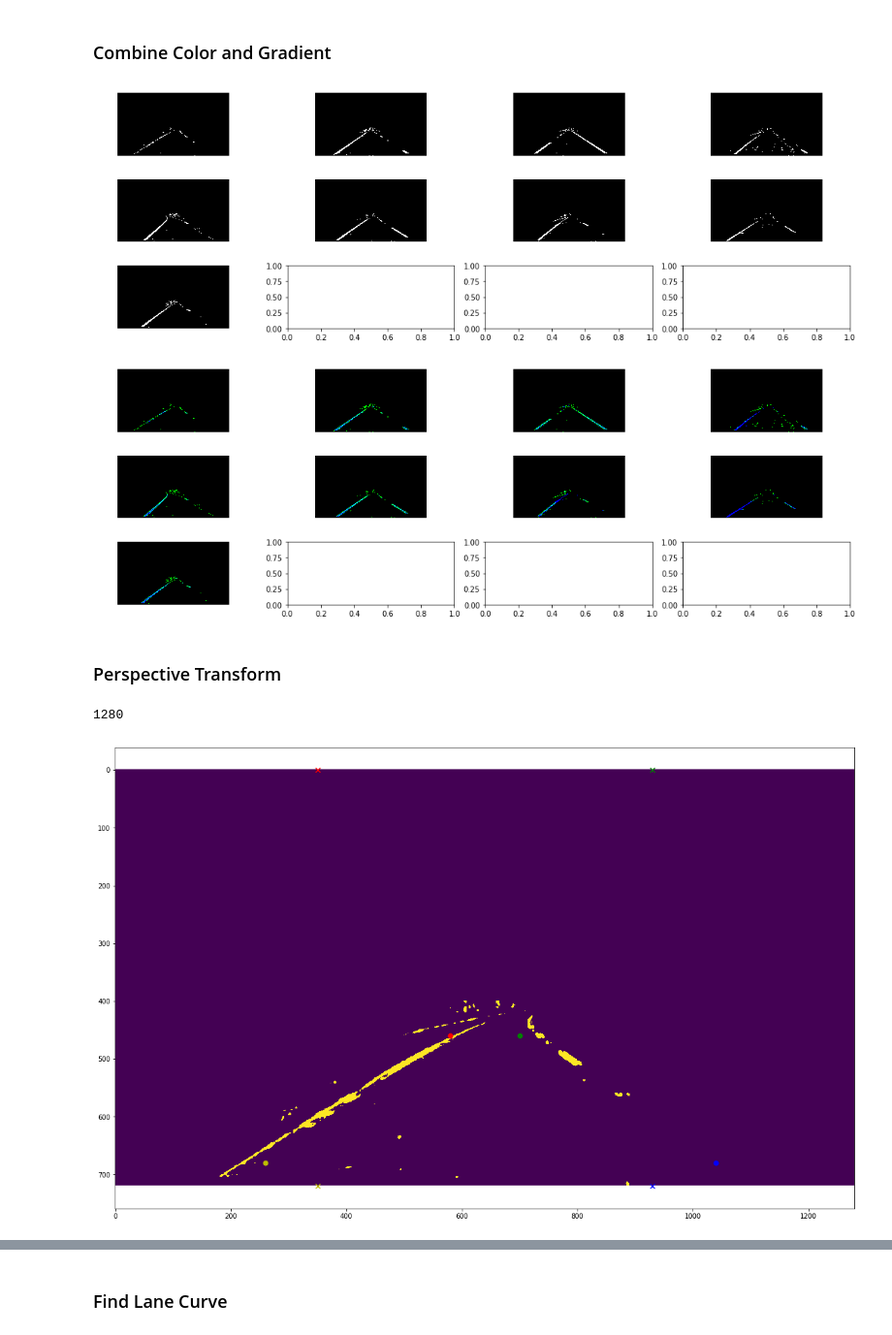
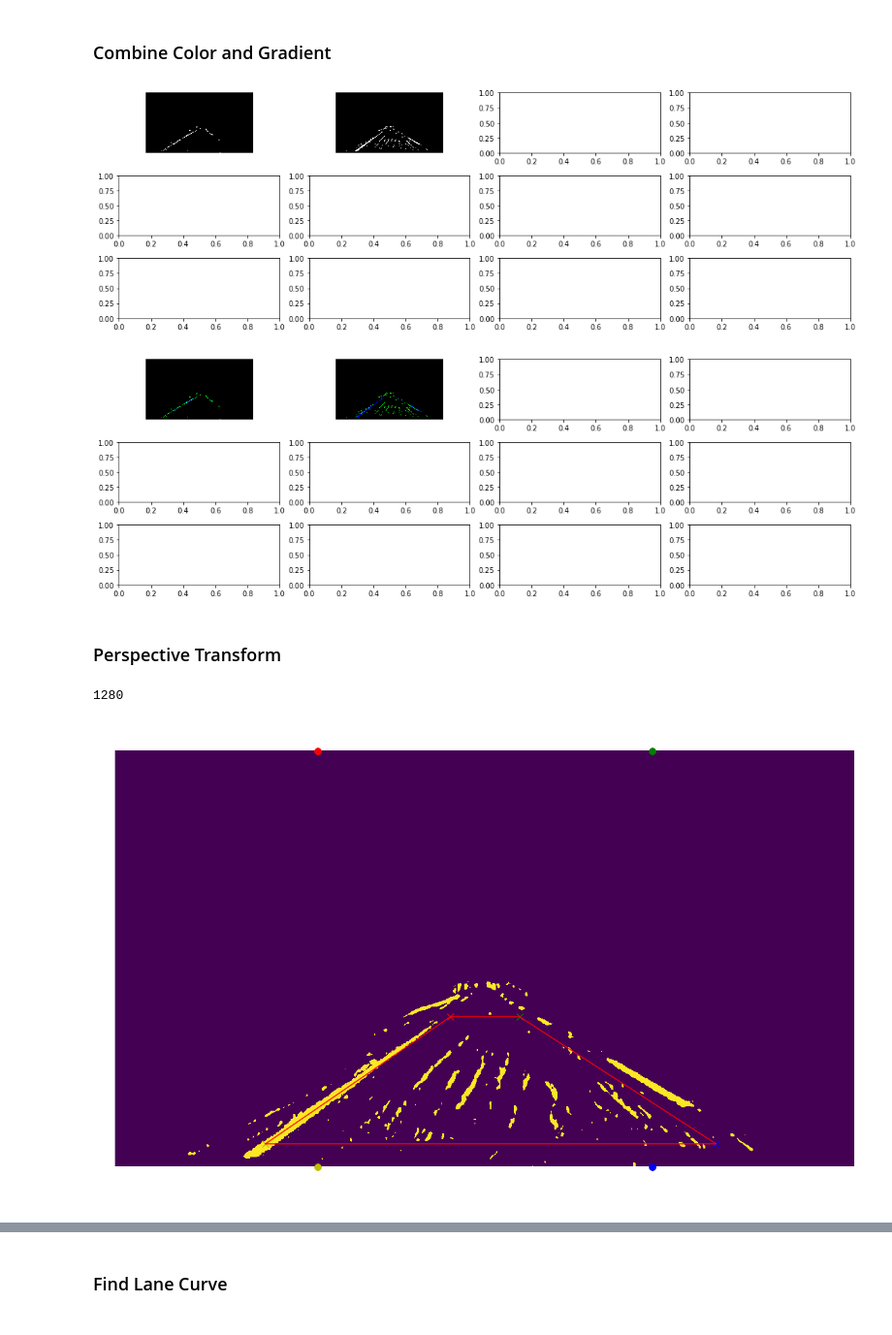
Before and after one commit to scrottty/CarND-Advanced-Lane-Lines, a Jupyter notebook: workbook_images.ipynb, the cells around one changed output, grey strips where cells are left out. Shown at 97% size. Drawn from its saved outputs; the diff is of its cells as text; code cells hidden in the pictures.

```diff
--- a/workbook_images.ipynb
+++ b/workbook_images.ipynb
@@ -76,8 +72,8 @@ def undistort(images):
         image_size = (image.shape[1], image.shape[0])
 
         # Calibrate Camera
-        ret, mtx, dist, rvecs, tvecs = cv2.calibrateCamera(objpoints,
-                                                imgpoints,image_size,None,None)
+#         ret, mtx, dist, rvecs, tvecs = cv2.calibrateCamera(objpoints,
+#                                                 imgpoints,image_size,None,None)
 
         imagesUndistort.append(cv2.undistort(image, mtx, dist, None, mtx))
     return np.array(imagesUndistort)
@@ -122,3 +116,10 @@ def region_of_interest(img, vertices):
     return masked_image
 
 #vertices = np.array([[(0,imshape[0]),(450, 320), (imshape[1]-450, 320), (imshape[1],imshape[0])]], dtype=np.int32)
+# %%
+# Load matricies to undistort images
+mtx = pickle.load(open("cameraMatrix.p", "rb"))
+dist = pickle.load(open("distortionCoeff.p", "rb"))
+M = pickle.load(open("perspectiveMatrix.p","rb"))
+Minv = pickle.load(open("perspectiveMatrixInv.p","rb"))
+print("Camera Distortion Matricies Imported")
@@ -145,9 +148,9 @@ def plotImagesGray(images):
 # %%
 # Load Test Images from file
 filelist=[]
-for file in os.listdir('./test_images/'):
+for file in os.listdir('./test_images/hardImages/'):
     if file.endswith('.jpg'):
-        filelist.append(file)
+        filelist.append('./hardImages/{}'.format(file))
 
 images = [cv2.imread('./test_images/{}'.format(image)) for image in filelist]
 # %%
@@ -276,10 +279,10 @@ for s_image, B_image, L2_image in zip(images_Sthresh, images_Bthresh, images_L2t
 #     plt.imshow(v_image)
 #     plt.show()
     binaryCombined = np.zeros_like(s_image)
-    binaryCombined[(s_image==1) | (B_image==1) | (L2_image==1)] = 1
+    binaryCombined[(B_image==1) | (L2_image==1)] = 1 #(s_image==1) |
     binary_thresh.append(binaryCombined)
 
-    stack = np.dstack((s_image*255, B_image*255, L2_image*255)) #np.zeros_like(
+    stack = np.dstack((np.zeros_like(s_image), B_image*255, L2_image*255)) #np.zeros_like(
     binary_thresh_compare.append(stack)
 
 binary_thresh = np.array(binary_thresh)
@@ -422,38 +425,42 @@ for g, c in zip(imagesGradientMasked, imagesColorspaceMasked):
 plotImagesGray(combined_binaries)
 plotImagesGray(combination_images)
 # %% [output]
-[figure, old version]
+[figure, new version]
-[figure, old version]
+[figure, new version]
 # %% [markdown]
 ### Perspective Transform
 # %%
 # Get Perspective Matrix
 src = np.float32([[580, 460], [700,460], [1040,imshape[0]-40], [260, imshape[0]-40]])
 dst = np.float32([[350,0], [930,0], [930,imshape[0]], [350, imshape[0]]])
 
 print(imshape[1])
 plt.figure(figsize=(20,20))
-plt.imshow(combined_binaries[0])
-plt.scatter(src[0,0], src[0,1], c='r', s=50)
-plt.scatter(src[1,0], src[1,1], c='g', s=50)
-plt.scatter(src[2,0], src[2,1], c='b', s=50)
-plt.scatter(src[3,0], src[3,1], c='y', s=50)
-plt.scatter(dst[0,0], dst[0,1], marker='x', c='r', s=50)
-plt.scatter(dst[1,0], dst[1,1], marker='x', c='g', s=50)
-plt.scatter(dst[2,0], dst[2,1], marker='x', c='b', s=50)
-plt.scatter(dst[3,0], dst[3,1], marker='x', c='y', s=50)
-plt.savefig('testImage.jpg')
+plt.imshow(combined_binaries[1])
+plt.scatter(src[0,0], src[0,1], marker='x', c='r', s=100)
+plt.scatter(src[1,0], src[1,1], marker='x', c='g', s=100)
+plt.scatter(src[2,0], src[2,1], marker='x', c='b', s=100)
+plt.scatter(src[3,0], src[3,1], marker='x', c='y', s=100)
+plt.plot([src[0,0],src[1,0]], [src[0,1],src[1,1]], c='r')
+plt.plot([src[1,0],src[2,0]], [src[1,1],src[2,1]], c='r')
+plt.plot([src[2,0],src[3,0]], [src[2,1],src[3,1]], c='r')
+plt.plot([src[3,0],src[0,0]], [src[3,1],src[0,1]], c='r')
+plt.scatter(dst[0,0], dst[0,1], c='r', s=100)
+plt.scatter(dst[1,0], dst[1,1], c='g', s=100)
+plt.scatter(dst[2,0], dst[2,1], c='b', s=100)
+plt.scatter(dst[3,0], dst[3,1], c='y', s=100)
+plt.axis('off')
 plt.show()
 
 
 M = cv2.getPerspectiveTransform(src, dst)
 Minv = cv2.getPerspectiveTransform(dst, src)
 # Save M to file
 pickle.dump(M, open("perspectiveMatrix.p", "wb"))
 pickle.dump(Minv, open("perspectiveMatrixInv.p", "wb"))
 # %% [output]
 1280
-[figure, old version]
+[figure, new version]
 # %%
 warped_images = [cv2.warpPerspective(image, M, (imshape[1], imshape[0]), flags=cv2.INTER_LINEAR)
                      for image in imagesUndist]
```
Also changed, not shown: parts of 23 cells of this notebook, 9 other files.
